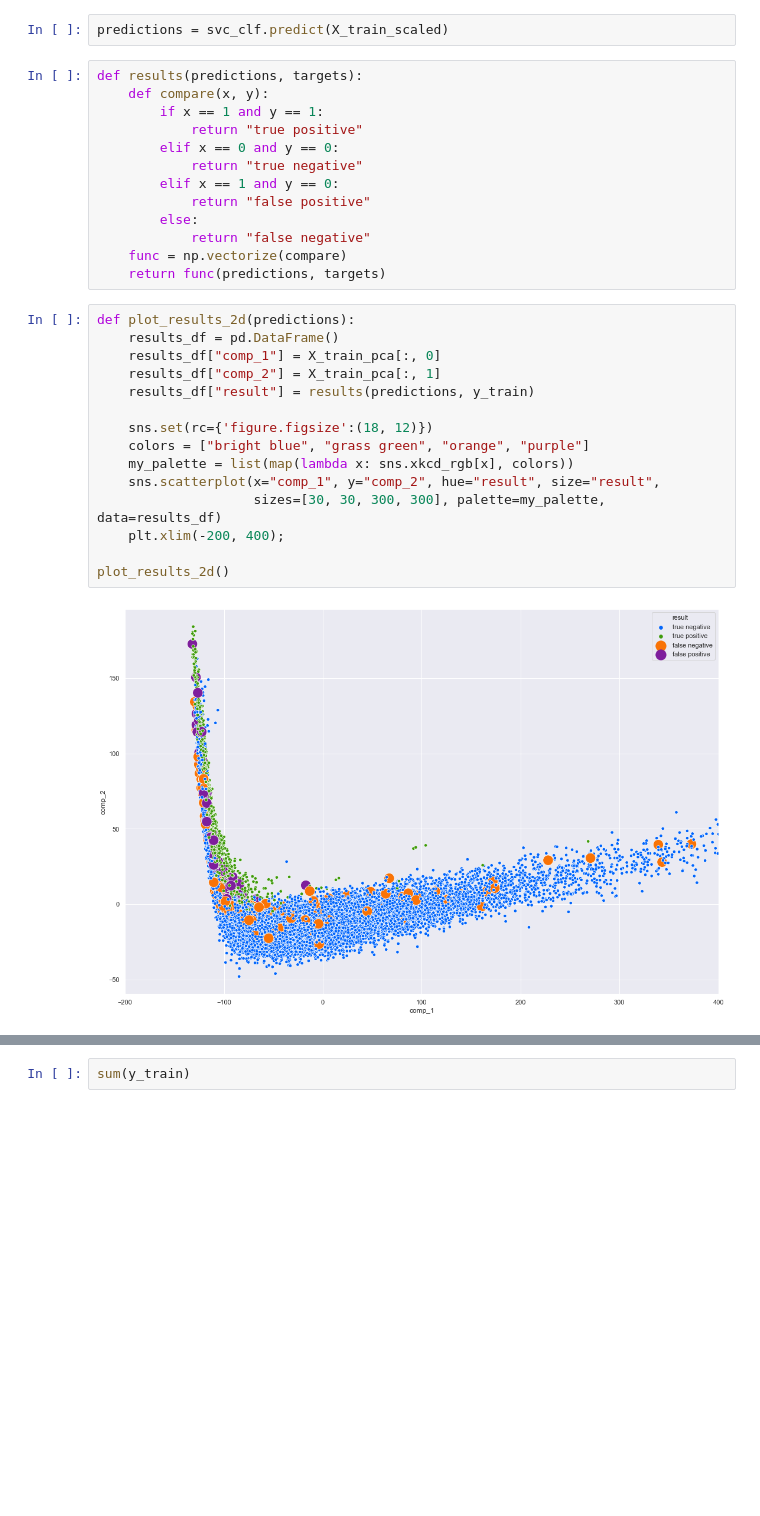
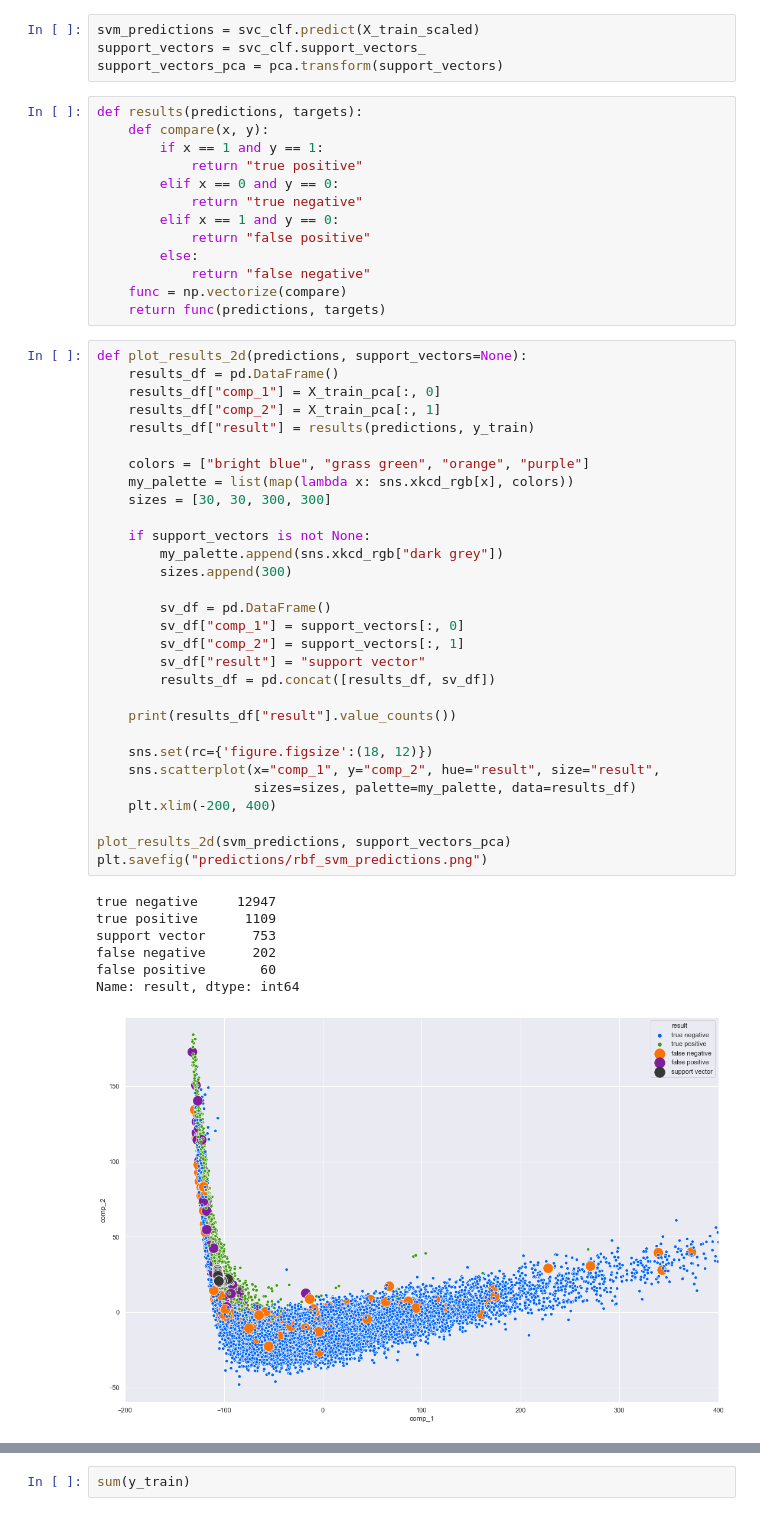
Before and after one commit to aribault/pulsar_classification, a Jupyter notebook: scripts/training.ipynb, the cells around one changed output, grey strips where cells are left out. Cells and saved outputs as stored; diff of their text form; blank space fills up the shorter version.

```diff
--- a/scripts/training.ipynb
+++ b/scripts/training.ipynb
@@ -104,5 +104,7 @@ svc.best_score_
-# %%
-predictions = svc_clf.predict(X_train_scaled)
+# %%
+svm_predictions = svc_clf.predict(X_train_scaled)
+support_vectors = svc_clf.support_vectors_
+support_vectors_pca = pca.transform(support_vectors)
 # %%
 def results(predictions, targets):
     def compare(x, y):
@@ -117,19 +119,40 @@ def results(predictions, targets):
     func = np.vectorize(compare)
     return func(predictions, targets)
 # %%
-def plot_results_2d(predictions):
+def plot_results_2d(predictions, support_vectors=None):
     results_df = pd.DataFrame()
     results_df["comp_1"] = X_train_pca[:, 0]
     results_df["comp_2"] = X_train_pca[:, 1]
     results_df["result"] = results(predictions, y_train)
 
-    sns.set(rc={'figure.figsize':(18, 12)})
     colors = ["bright blue", "grass green", "orange", "purple"]
     my_palette = list(map(lambda x: sns.xkcd_rgb[x], colors))
+    sizes = [30, 30, 300, 300]
+
+    if support_vectors is not None:
+        my_palette.append(sns.xkcd_rgb["dark grey"])
+        sizes.append(300)
+
+        sv_df = pd.DataFrame()
+        sv_df["comp_1"] = support_vectors[:, 0]
+        sv_df["comp_2"] = support_vectors[:, 1]
+        sv_df["result"] = "support vector"
+        results_df = pd.concat([results_df, sv_df])
+
+    print(results_df["result"].value_counts())
+
+    sns.set(rc={'figure.figsize':(18, 12)})
     sns.scatterplot(x="comp_1", y="comp_2", hue="result", size="result",
-                    sizes=[30, 30, 300, 300], palette=my_palette, data=results_df)
-    plt.xlim(-200, 400);
+                    sizes=sizes, palette=my_palette, data=results_df)
+    plt.xlim(-200, 400)
 
-plot_results_2d()
+plot_results_2d(svm_predictions, support_vectors_pca)
+plt.savefig("predictions/rbf_svm_predictions.png")
 # %% [output]
+true negative     12947
+true positive      1109
+support vector      753
+false negative      202
+false positive       60
+Name: result, dtype: int64
-[figure, old version]
+[figure, new version]
```
Also changed, not shown: parts of 36 cells of this notebook, 8 other files.
